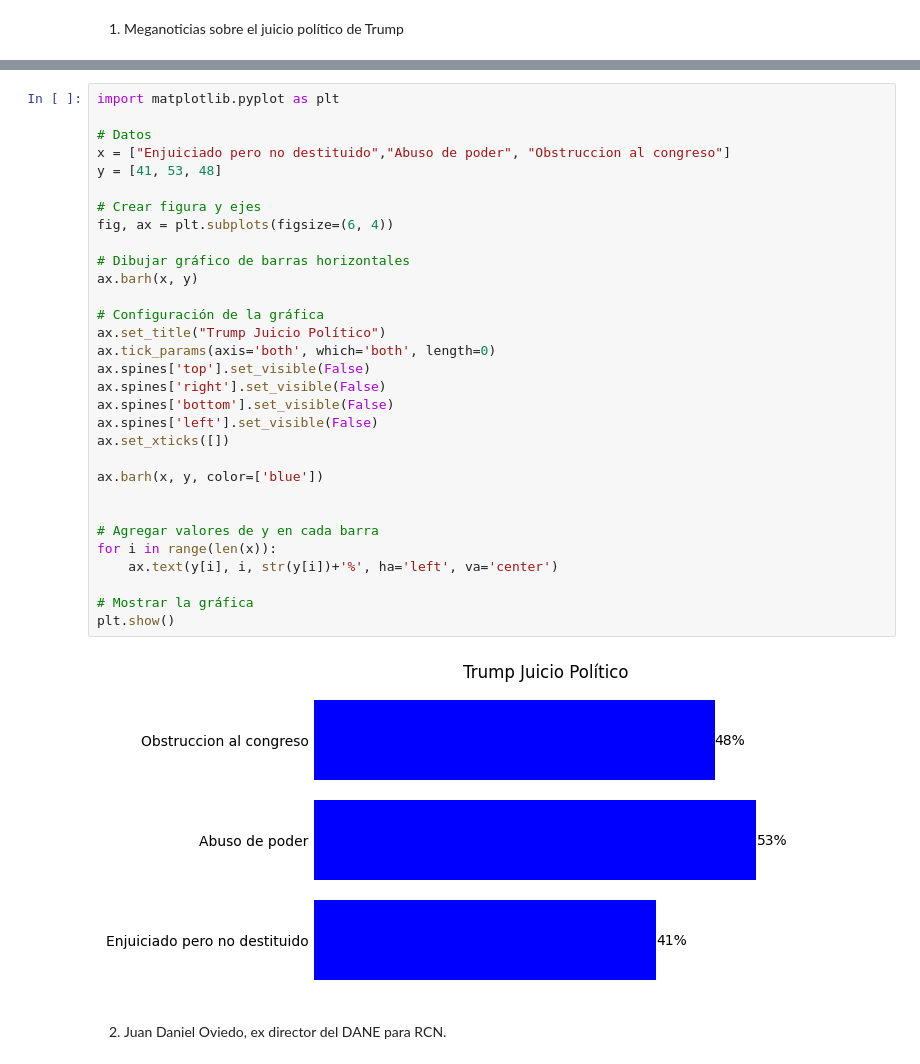
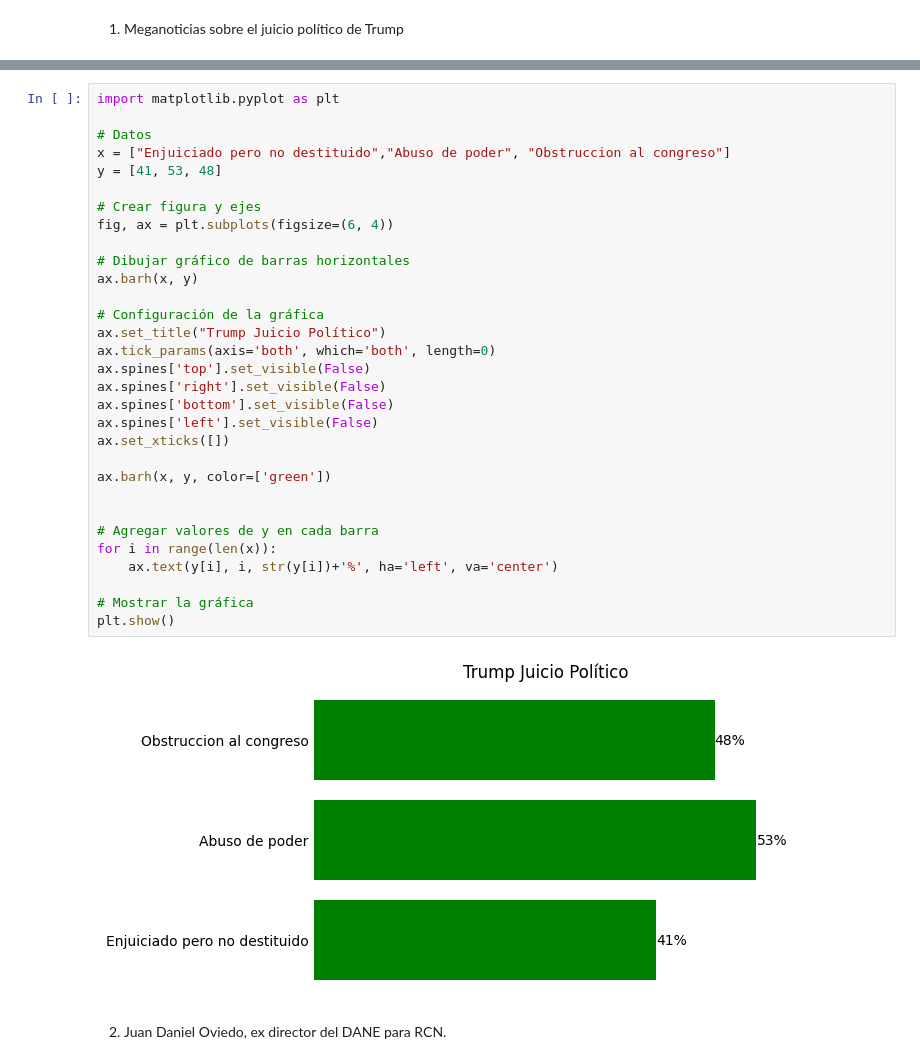
Before and after one commit to yninom/VISUALIZATION, a Jupyter notebook: visualization.ipynb, the cells around one changed output, grey strips where cells are left out. Drawn from its saved outputs; the diff is of its cells as text.

```diff
--- a/visualization.ipynb
+++ b/visualization.ipynb
@@ -12,35 +12,35 @@ import matplotlib.image as mpimg
 import matplotlib.pyplot as plt
 
 # Datos
 x = ["Enjuiciado pero no destituido","Abuso de poder", "Obstruccion al congreso"]
 y = [41, 53, 48]
 
 # Crear figura y ejes
 fig, ax = plt.subplots(figsize=(6, 4))
 
 # Dibujar gráfico de barras horizontales
 ax.barh(x, y)
 
 # Configuración de la gráfica
 ax.set_title("Trump Juicio Político")
 ax.tick_params(axis='both', which='both', length=0)
 ax.spines['top'].set_visible(False)
 ax.spines['right'].set_visible(False)
 ax.spines['bottom'].set_visible(False)
 ax.spines['left'].set_visible(False)
 ax.set_xticks([])
 
-ax.barh(x, y, color=['blue'])
+ax.barh(x, y, color=['green'])
 
 
 # Agregar valores de y en cada barra
 for i in range(len(x)):
     ax.text(y[i], i, str(y[i])+'%', ha='left', va='center')
 
 # Mostrar la gráfica
 plt.show()
 # %% [output]
-[figure, old version]
+[figure, new version]
 # %% [markdown]
 2. Juan Daniel Oviedo, ex director del DANE para RCN.
 # %% [markdown]
```
Also changed, not shown: parts of 4 cells of this notebook.
